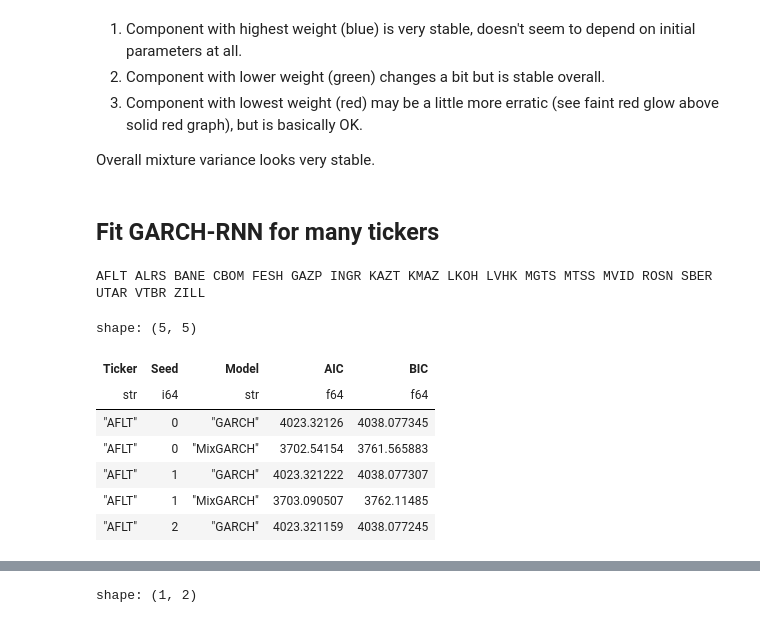
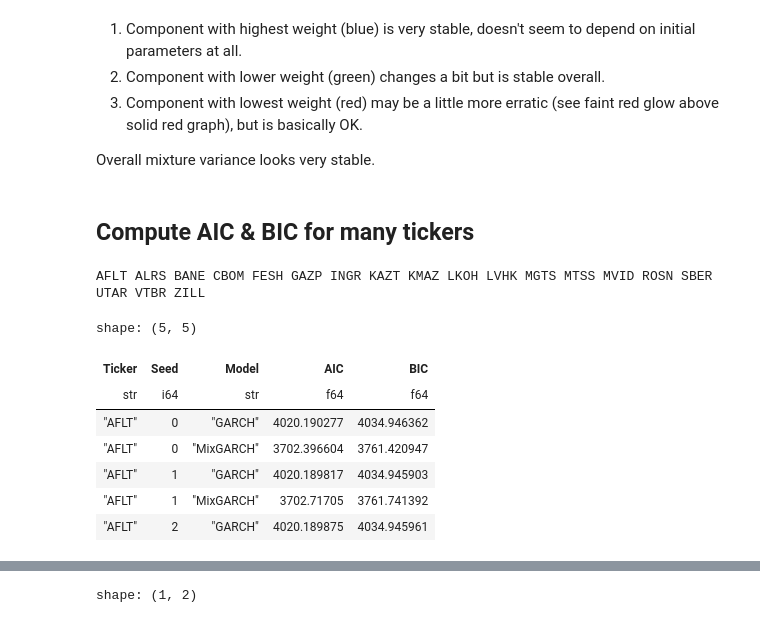
Before and after one commit to Michael-tehc/GARCH-LSTM, a Jupyter notebook: src/GARCH_RNN.ipynb, the cells around one changed output, grey strips where cells are left out. Cells and saved outputs as stored; diff of their text form; code cells hidden in the pictures.

```diff
--- a/src/GARCH_RNN.ipynb
+++ b/src/GARCH_RNN.ipynb
@@ -385,3 +378,2 @@ def fit_many(series, vars0: np.ndarray, seeds: np.ndarray, colors=["r", "g", "b"
 # %%
-fig, weights = fit_many(series, np.full(3, 0.1), range(150), linewidth=0.02)
-fig;
+weights, variances, condvars = fit_many(series, np.full(3, 0.1), range(150), linewidth=0.02)
@@ -390,0 +380,3 @@ fig;
+# %%
+weights_mean = weights.mean(0)
+weights_mean
@@ -390,0 +385,25 @@ fig;
+# %%
+var0, var1, var2 = variances[0], variances[1], variances[2]
+x = np.arange(var0.shape[1])
+EMPTY_HANDLE = matplotlib.patches.Rectangle(
+    (0,0), 1, 1, fill=False, edgecolor='none', visible=False
+) # https://stackoverflow.com/a/16942405
+
+fig, axs = plt.subplots(4, sharex=True)
+axs[-1].set_xlabel('Время')
+
+for ax in axs:
+    ax.set_yscale('log')
+    ax.grid(True)
+
+for i, (ax, var, weight) in enumerate(zip(axs, variances, weights_mean), 1):
+    ax.set_ylabel(fr'$\sigma_{{{i},t}}^2$')
+    ax.fill_between(x, var.max(0), var.min(0), alpha=0.5)
+    ax.plot(x, var.mean(0), linewidth=1)
+
+    ax.legend([EMPTY_HANDLE], [f'p{i}={weight:.3f}'], loc='upper left', markerfirst=False)
+
+axs[-1].set_ylabel(r'$\sigma_{t}^2$')
+axs[-1].fill_between(x, condvars.max(0), condvars.min(0), alpha=0.5, linewidth=0)
+axs[-1].plot(x, condvars.mean(0), linewidth=1)
+fig.tight_layout(); fig;
@@ -395,7 +416,7 @@ fig;
 
 Overall mixture variance looks very stable.
 # %% [markdown]
-## Fit GARCH-RNN for many tickers
+## Compute AIC & BIC for many tickers
 # %%
 def fit_over_tickers(df: pl.DataFrame, vars0: list, seeds: list[int]) -> pl.DataFrame:
     vars0 = np.asarray(vars0)
@@ -403,39 +424,39 @@ def fit_over_tickers(df: pl.DataFrame, vars0: list, seeds: list[int]) -> pl.Data
     results = []
 
     for i, ticker in enumerate(tickers):
         print(ticker, end=' ')
         series = df.filter(pl.col("Ticker") == ticker).select(
             pl.col("Ret_Close") * 100
         )["Ret_Close"]
         series = np.array(series).reshape((-1, 1))
         series_sq = series**2
 
         aics_GARCH, bics_GARCH = [], []
         aics_mix, bics_mix = [], []
         for seed in seeds:
             key = rnd.PRNGKey(seed)
             _, _, crit_garch = GARCH(vars0[0], key=key).fit(series.flatten())
             _, _, crit_mix = MixGARCH(vars0, key=key).fit(series)
 
             results.append([ticker, seed, "GARCH", crit_garch['aic'], crit_garch['bic']])
             results.append([ticker, seed, "MixGARCH", crit_mix['aic'], crit_mix['bic']])
 
     return pl.DataFrame(results, {'Ticker': str, 'Seed': int, 'Model': str, 'AIC': float, 'BIC': float})
 
 df_crit = fit_over_tickers(
-    pl.read_parquet("../data/returns_rv_1d.parquet"), np.full(3, 0.1), range(10)
+    pl.read_parquet("../data/returns_rv_1d.parquet"), np.full(3, 0.3), range(10)
 )
 df_crit.head()
 # %% [output]
 AFLT ALRS BANE CBOM FESH GAZP INGR KAZT KMAZ LKOH LVHK MGTS MTSS MVID ROSN SBER UTAR VTBR ZILL
 shape: (5, 5)
 | Ticker | Seed | Model | AIC | BIC |
 | str | i64 | str | f64 | f64 |
-| "AFLT" | 0 | "GARCH" | 4023.32126 | 4038.077345 |
-| "AFLT" | 0 | "MixGARCH" | 3702.54154 | 3761.565883 |
-| "AFLT" | 1 | "GARCH" | 4023.321222 | 4038.077307 |
-| "AFLT" | 1 | "MixGARCH" | 3703.090507 | 3762.11485 |
-| "AFLT" | 2 | "GARCH" | 4023.321159 | 4038.077245 |
+| "AFLT" | 0 | "GARCH" | 4020.190277 | 4034.946362 |
+| "AFLT" | 0 | "MixGARCH" | 3702.396604 | 3761.420947 |
+| "AFLT" | 1 | "GARCH" | 4020.189817 | 4034.945903 |
+| "AFLT" | 1 | "MixGARCH" | 3702.71705 | 3761.741392 |
+| "AFLT" | 2 | "GARCH" | 4020.189875 | 4034.945961 |
 # %%
 df_crit_pivoted = df_crit.group_by("Ticker", "Model").agg(
     pl.col("AIC").mean(), pl.col("BIC").mean()
```
Also changed, not shown: parts of 10 cells of this notebook.
